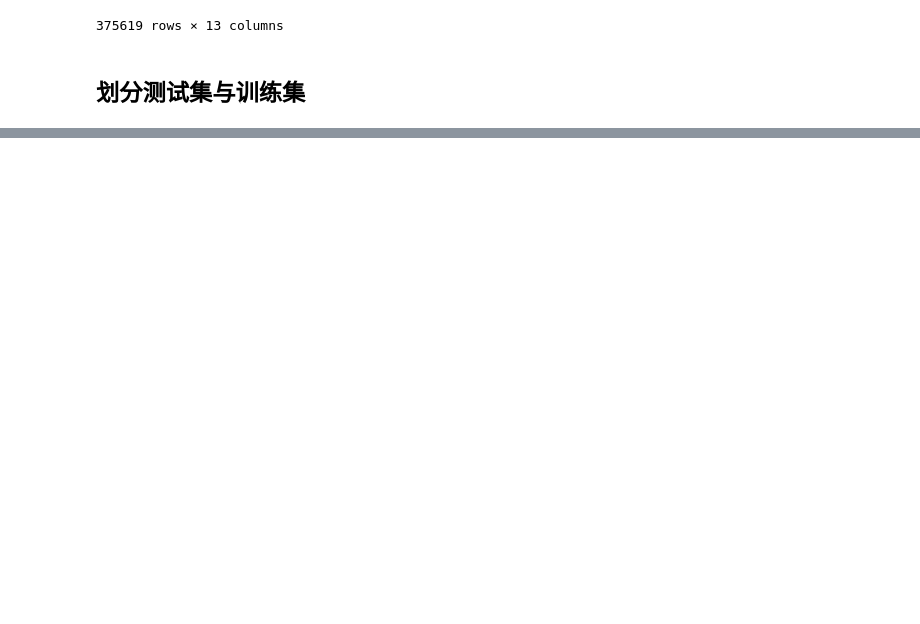
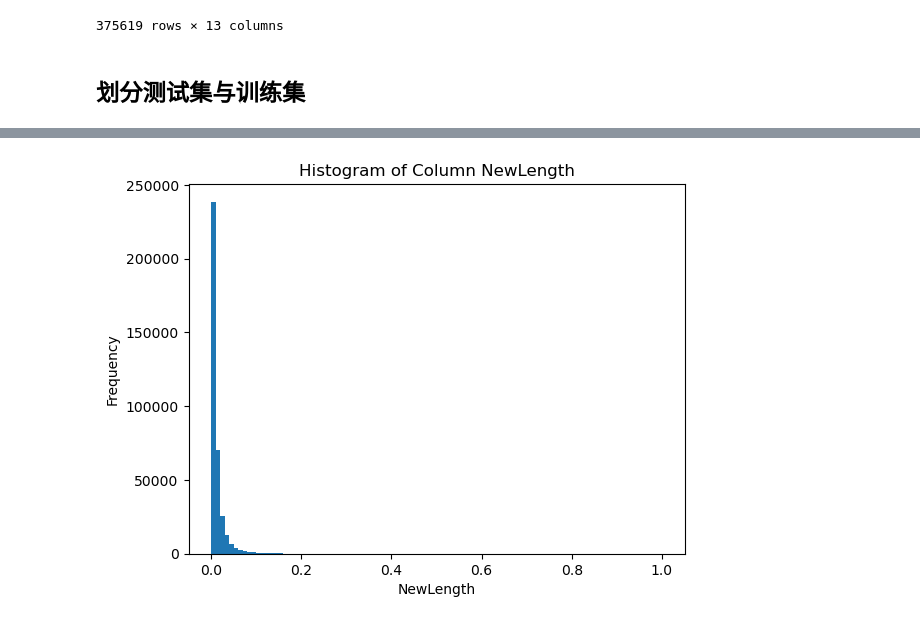
Before and after one commit to Blackteaxx/PythonDataAnalyze, a Jupyter notebook: PCA&Clustered/test.ipynb, the cells around one changed output, grey strips where cells are left out. Cells and saved outputs as stored; diff of their text form; code cells hidden in the pictures; blank space fills up the shorter version.

```diff
--- a/PCA&Clustered/test.ipynb
+++ b/PCA&Clustered/test.ipynb
@@ -440,0 +534,4 @@ finaldf.to_csv("trainDataSet.csv", index=False)
+# %%
+histcol(df, "NewLength")
+# %% [output]
+[figure, added]
```
Also changed, not shown: parts of 22 cells of this notebook, 28 other files.
